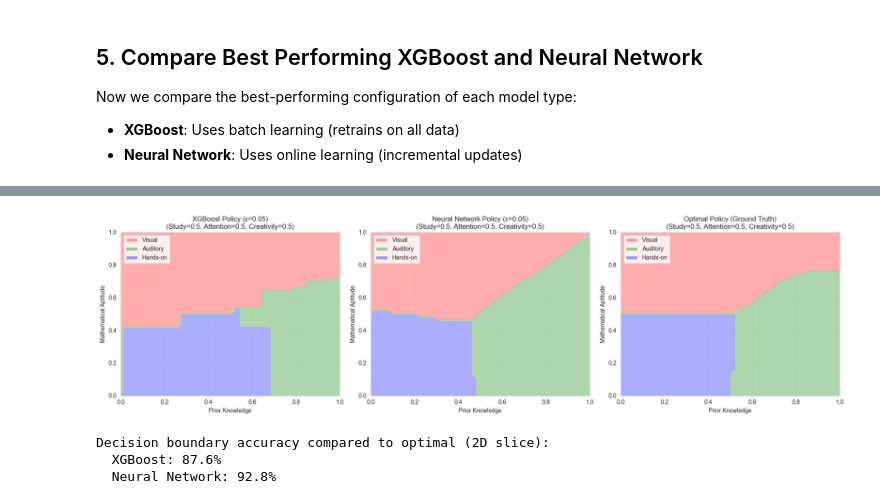
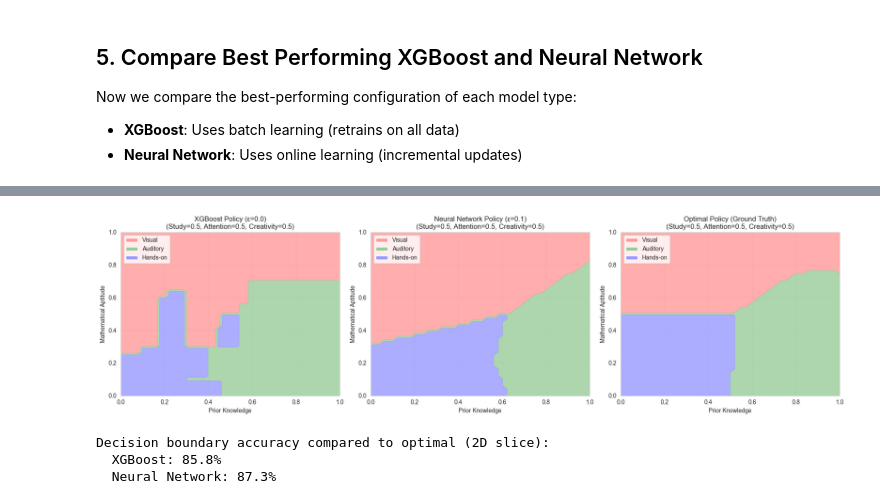
Before and after one commit to dohrenstein/Contextual-Multi-Arm-Bandits, a Jupyter notebook: cmab_comparison.ipynb, the cells around one changed output, grey strips where cells are left out. Cells and saved outputs as stored; diff of their text form; code cells hidden in the pictures.

```diff
--- a/cmab_comparison.ipynb
+++ b/cmab_comparison.ipynb
@@ -211,7 +212,7 @@ for eps in epsilon_values:
         ground_truth,
         class_size=CLASS_SIZE,
         target_proportions=TARGET_PROPORTIONS,
-        n_epochs=100,
+        n_epochs=30,
         verbose=False,
     )
     xgb_results[eps] = history
@@ -378,7 +379,7 @@ for eps in epsilon_values:
         epsilon=eps,
         learning_rate=0.01,
         hidden_sizes=[64, 32, 8],
-        replay_buffer_size=500,
+        replay_buffer_size=CLASS_SIZE,
         batch_size=32,
     )
     history = train_bandit(
@@ -386,7 +387,7 @@ for eps in epsilon_values:
         ground_truth,
         class_size=CLASS_SIZE,
         target_proportions=TARGET_PROPORTIONS,
-        n_epochs=100,
+        n_epochs=30,
         verbose=False,
     )
     nn_results[eps] = history
@@ -502,13 +503,13 @@ print()
 
 # Train fresh models with best epsilon values
 final_xgb = ContextualBanditXGB(n_arms=3, n_features=5, epsilon=best_xgb_eps)
-final_xgb_history = train_bandit(final_xgb, ground_truth, n_epochs=100, verbose=False)
+final_xgb_history = train_bandit(final_xgb, ground_truth, n_epochs=30, verbose=False)
 
 final_nn = ContextualBanditNN(
     n_arms=3, n_features=5, epsilon=best_nn_eps,
-    learning_rate=0.01, hidden_sizes=[64, 32], replay_buffer_size=500, batch_size=32
+    learning_rate=0.01, hidden_sizes=[64, 32], replay_buffer_size=CLASS_SIZE, batch_size=32
 )
-final_nn_history = train_bandit(final_nn, ground_truth, n_epochs=100, verbose=False)
+final_nn_history = train_bandit(final_nn, ground_truth, n_epochs=30, verbose=False)
 
 print("Training complete!")
 # %% [output]
@@ -588,18 +587,25 @@ prior_knowledge_range = np.linspace(0, 1, n_points)
 aptitude_range = np.linspace(0, 1, n_points)
 PK, AP = np.meshgrid(prior_knowledge_range, aptitude_range)
 
-# Get predictions from each model (fixing study=0.5, attention=0.5, creativity=0.5)
-xgb_predictions = np.zeros_like(PK)
-nn_predictions = np.zeros_like(PK)
-optimal_predictions = np.zeros_like(PK)
+# Create batch of contexts (vectorized): flatten grid and build 5D contexts
+# Fixed values: study=0.5, attention=0.5, creativity=0.5
+pk_flat = PK.ravel()
+ap_flat = AP.ravel()
+n_samples = len(pk_flat)
 
-for i in range(n_points):
-    for j in range(n_points):
-        # 5D context: [prior, study, aptitude, attention, creativity]
-        context = np.array([PK[i, j], 0.5, AP[i, j], 0.5, 0.5])
-        xgb_predictions[i, j] = final_xgb.predict_best_arm(context)
-        nn_predictions[i, j] = final_nn.predict_best_arm(context)
-        optimal_predictions[i, j] = ground_truth.get_optimal_arm(context)
+# Build contexts array: [prior, study, aptitude, attention, creativity]
+contexts_batch = np.column_stack([
+    pk_flat,
+    np.full(n_samples, 0.5),  # study
+    ap_flat,
+    np.full(n_samples, 0.5),  # attention
+    np.full(n_samples, 0.5),  # creativity
+])
+
+# Get predictions from each model using vectorized batch methods
+xgb_predictions = final_xgb.predict_best_arms_batch(contexts_batch).reshape(PK.shape)
+nn_predictions = final_nn.predict_best_arms_batch(contexts_batch).reshape(PK.shape)
+optimal_predictions = ground_truth.get_optimal_arms_batch(contexts_batch).reshape(PK.shape)
 
 # Plot decision boundaries
 fig, axes = plt.subplots(1, 3, figsize=(18, 5))
@@ -618,37 +624,37 @@ axes[0].legend(handles=legend_elements, loc='upper left')
 axes[0].grid(True, alpha=0.3)
 
 # Neural Network
 axes[1].contourf(PK, AP, nn_predictions, levels=[-0.5, 0.5, 1.5, 2.5],
                  colors=['#ff9999', '#99cc99', '#9999ff'], alpha=0.8)
 axes[1].set_xlabel('Prior Knowledge')
 axes[1].set_ylabel('Mathematical Aptitude')
 axes[1].set_title(f'Neural Network Policy (ε={best_nn_eps})\n(Study=0.5, Attention=0.5, Creativity=0.5)')
 axes[1].legend(handles=legend_elements, loc='upper left')
 axes[1].grid(True, alpha=0.3)
 
 # Ground Truth
 axes[2].contourf(PK, AP, optimal_predictions, levels=[-0.5, 0.5, 1.5, 2.5],
                  colors=['#ff9999', '#99cc99', '#9999ff'], alpha=0.8)
 axes[2].set_xlabel('Prior Knowledge')
 axes[2].set_ylabel('Mathematical Aptitude')
 axes[2].set_title('Optimal Policy (Ground Truth)\n(Study=0.5, Attention=0.5, Creativity=0.5)')
 axes[2].legend(handles=legend_elements, loc='upper left')
 axes[2].grid(True, alpha=0.3)
 
 plt.tight_layout()
 plt.show()
 
 # Calculate decision accuracy
 xgb_accuracy = np.mean(xgb_predictions == optimal_predictions) * 100
 nn_accuracy = np.mean(nn_predictions == optimal_predictions) * 100
 print(f"\nDecision boundary accuracy compared to optimal (2D slice):")
 print(f"  XGBoost: {xgb_accuracy:.1f}%")
 print(f"  Neural Network: {nn_accuracy:.1f}%")
 # %% [output]
-[figure, old version]
+[figure, new version]
 Decision boundary accuracy compared to optimal (2D slice):
-  XGBoost: 87.6%
-  Neural Network: 92.8%
+  XGBoost: 85.8%
+  Neural Network: 87.3%
 # %%
 # Summary statistics comparison
 print("=" * 80)
```
Also changed, not shown: parts of 15 cells of this notebook, 5 other files.
